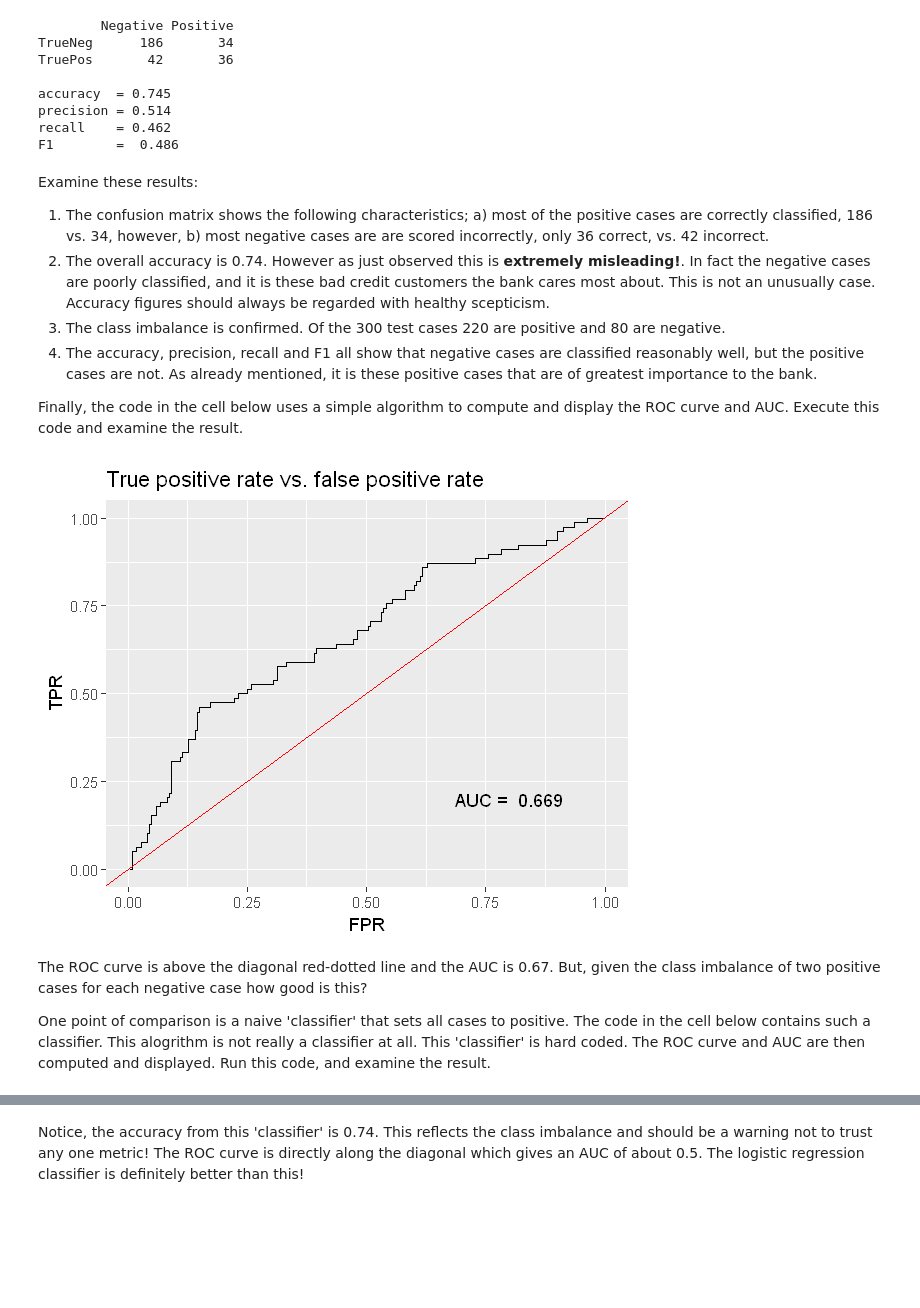
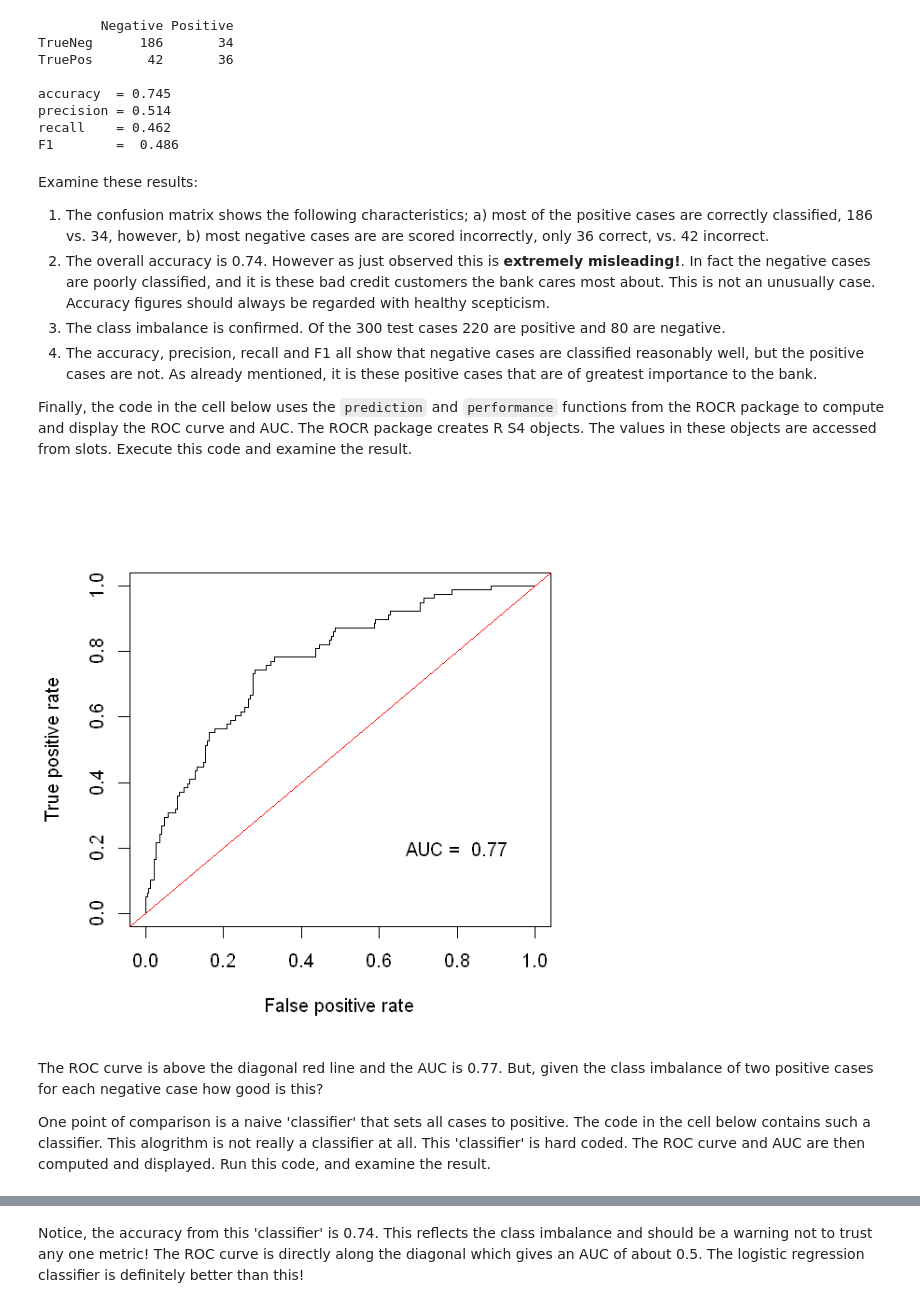
Before and after one commit to vijayraavi/Principles-of-Machine-Learning-R, a Jupyter notebook: Module4/Classificaton.ipynb, the cells around one changed output, grey strips where cells are left out. Drawn from its saved outputs; the diff is of its cells as text; code cells hidden in the pictures; blank space fills up the shorter version.

```diff
--- a/Module4/Classificaton.ipynb
+++ b/Module4/Classificaton.ipynb
@@ -349,33 +361,23 @@ Examine these results:
 3. The class imbalance is confirmed. Of the 300 test cases 220 are positive and 80 are negative.
 4. The accuracy, precision, recall and F1 all show that negative cases are classified reasonably well, but the positive cases are not. As already mentioned, it is these positive cases that are of greatest importance to the bank.
 
-Finally, the code in the cell below uses a simple algorithm to compute and display the ROC curve and AUC. Execute this code and examine the result.
+Finally, the code in the cell below uses the `prediction` and `performance` functions from the ROCR package to compute and display the ROC curve and AUC. The ROCR package creates R S4 objects. The values in these objects are accessed from slots. Execute this code and examine the result.
-# %%
-simple_roc <- function(df){
-    ## Compute TPR and FPR for each score
-    labels = df$bad_credit
-    scores = df$score
-    labels <- labels[order(scores, decreasing=TRUE)]
-    out = data.frame(TPR=cumsum(labels)/sum(labels), FPR=cumsum(!labels)/sum(!labels), labels)
-
-    ##  Compute AUC using differences
-    diffFPR <- c(diff(out$FPR), 0)
-    diffTPR <- c(diff(out$TPR), 0)
-    AUC = round(sum(out$TPR * diffFPR) + sum(diffTPR * diffFPR)/2, 3)
-
-    ## Plot the result
-    p = ggplot(out, aes(FPR,TPR)) + geom_line() +
-              geom_abline(intercept = 0.0, slope = 1.0, color = 'red') +
-              annotate("text", x = 0.8, y = 0.2, label = paste('AUC = ',as.character(AUC))) +
-              ggtitle('True positive rate vs. false positive rate')
-    print(p)
-}
-
-simple_roc(test)
-# %% [output]
-[figure, removed]
+# %%
+ROC_AUC = function(df){
+    options(repr.plot.width=5, repr.plot.height=5)
+    pred_obj = prediction(df$probs, df$bad_credit)
+    perf_obj <- performance(pred_obj, measure = "tpr", x.measure = "fpr")
+    AUC = performance(pred_obj,"auc")@y.values[[1]] # Access the AUC from the slot of the S4 object
+    plot(perf_obj)
+    abline(a=0, b= 1, col = 'red')
+    text(0.8, 0.2, paste('AUC = ', as.character(round(AUC, 3))))
+}
+
+ROC_AUC(test)
+# %% [output]
+[figure, added]
 # %% [markdown]
-The ROC curve is above the diagonal red-dotted line and the AUC is 0.67. But, given the class imbalance of two positive cases for each negative case how good is this?
+The ROC curve is above the diagonal red line and the AUC is 0.77. But, given the class imbalance of two positive cases for each negative case how good is this?
 
 One point of comparison is a naive 'classifier' that sets all cases to positive. The code in the cell below contains such a classifier. This alogrithm is not really a classifier at all. This 'classifier' is hard coded. The ROC curve and AUC are then computed and displayed. Run this code, and examine the result.
 # %%
```
Also changed, not shown: parts of 7 cells of this notebook.
